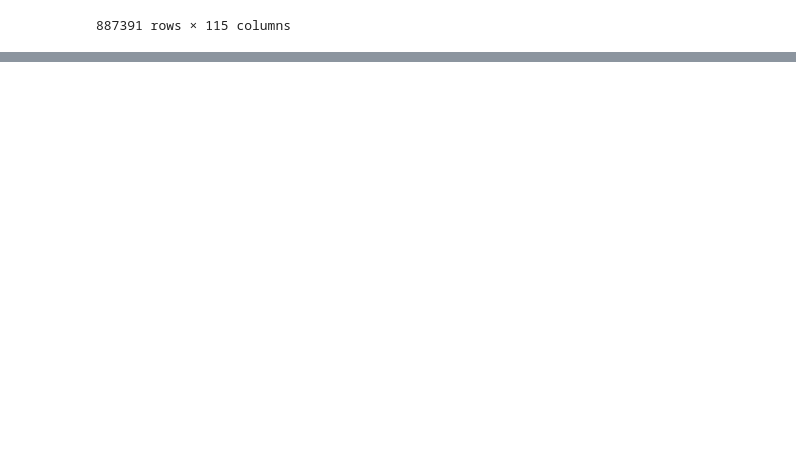
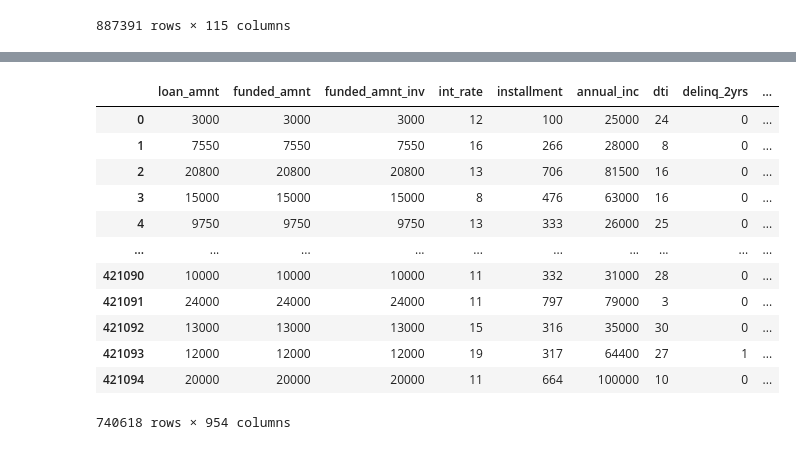
Before and after one commit to itsGarrin/defaults-charge-off-prediction, a Jupyter notebook: notebook/defaults-charge-off-prediction.ipynb, the cells around one changed output, grey strips where cells are left out. Drawn from its saved outputs; the diff is of its cells as text; code cells hidden in the pictures; blank space fills up the shorter version.

```diff
--- a/notebook/defaults-charge-off-prediction.ipynb
+++ b/notebook/defaults-charge-off-prediction.ipynb
@@ -50,0 +143,31 @@ df
+# %%
+# drop zip code and state columns
+df.drop(['zip_code', 'addr_state'], axis=1, inplace=True)
+# %%
+# convert int_rate from percentage to float
+df['int_rate'] = df['int_rate'].str.replace('%', '').astype(float)
+
+# convert revol_util from percentage to float
+df['revol_util'] = df['revol_util'].str.replace('%', '').astype(float)
+# %%
+# one hot encoding for categorical variables
+df = pd.get_dummies(df, drop_first=True)
+# %%
+# convert one hot encoded columns to 1's and 0's
+df = df.astype(int)
+# %%
+df
+# %% [output]
+|  | loan_amnt | funded_amnt | funded_amnt_inv | int_rate | installment | annual_inc | dti | delinq_2yrs | ... |
+| 0 | 3000 | 3000 | 3000 | 12 | 100 | 25000 | 24 | 0 | ... |
+| 1 | 7550 | 7550 | 7550 | 16 | 266 | 28000 | 8 | 0 | ... |
+| 2 | 20800 | 20800 | 20800 | 13 | 706 | 81500 | 16 | 0 | ... |
+| 3 | 15000 | 15000 | 15000 | 8 | 476 | 63000 | 16 | 0 | ... |
+| 4 | 9750 | 9750 | 9750 | 13 | 333 | 26000 | 25 | 0 | ... |
+| ... | ... | ... | ... | ... | ... | ... | ... | ... | ... |
+| 421090 | 10000 | 10000 | 10000 | 11 | 332 | 31000 | 28 | 0 | ... |
+| 421091 | 24000 | 24000 | 24000 | 11 | 797 | 79000 | 3 | 0 | ... |
+| 421092 | 13000 | 13000 | 13000 | 15 | 316 | 35000 | 30 | 0 | ... |
+| 421093 | 12000 | 12000 | 12000 | 19 | 317 | 64400 | 27 | 1 | ... |
+| 421094 | 20000 | 20000 | 20000 | 11 | 664 | 100000 | 10 | 0 | ... |
+740618 rows × 954 columns
```
Also changed, not shown: parts of 13 cells of this notebook.
